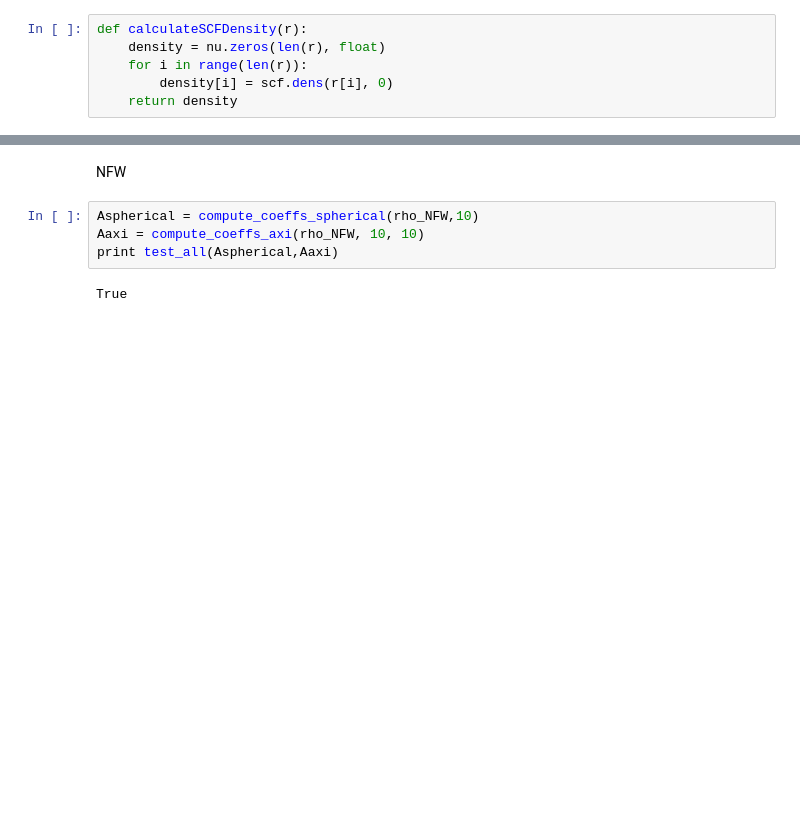
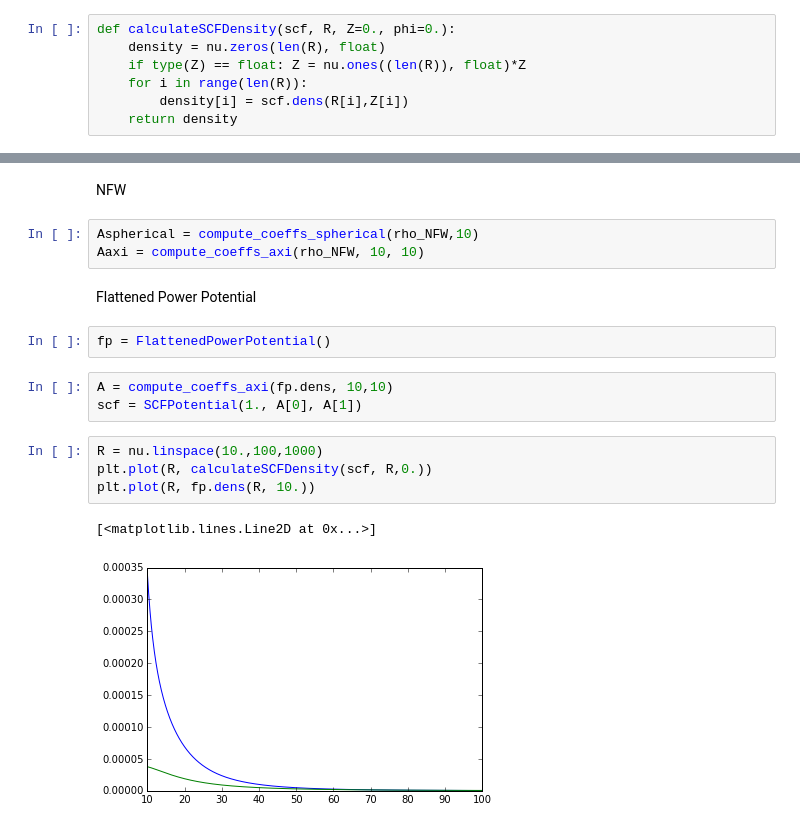
Before and after one commit to SeaifanAladdin/galpy-notebook, a Jupyter notebook: galpy/SCFPotential.ipynb, the cells around one changed output, grey strips where cells are left out. Saved outputs shown, nothing was run; the diff lists cells and outputs as text; blank space fills up the shorter version.

Commit message:
Added a Flattened Power Potential test.

```diff
--- a/galpy/SCFPotential.ipynb
+++ b/galpy/SCFPotential.ipynb
@@ -28,10 +29,11 @@ Creating the SCFPotential object
 # %%
 scf = SCFPotential(1., Acos, Asin, 2.)
 # %%
-def calculateSCFDensity(r):
-    density = nu.zeros(len(r), float)
-    for i in range(len(r)):
-        density[i] = scf.dens(r[i], 0)
+def calculateSCFDensity(scf, R, Z=0., phi=0.):
+    density = nu.zeros(len(R), float)
+    if type(Z) == float: Z = nu.ones((len(R)), float)*Z
+    for i in range(len(R)):
+        density[i] = scf.dens(R[i],Z[i])
     return density
 # %%
 R = nu.linspace(0.001, .1, 1000)
@@ -180,6 +182,17 @@ NFW
 # %%
 Aspherical = compute_coeffs_spherical(rho_NFW,10)
 Aaxi = compute_coeffs_axi(rho_NFW, 10, 10)
-print test_all(Aspherical,Aaxi)
-# %% [output]
-True
+# %% [markdown]
+Flattened Power Potential
+# %%
+fp = FlattenedPowerPotential()
+# %%
+A = compute_coeffs_axi(fp.dens, 10,10)
+scf = SCFPotential(1., A[0], A[1])
+# %%
+R = nu.linspace(10.,100,1000)
+plt.plot(R, calculateSCFDensity(scf, R,0.))
+plt.plot(R, fp.dens(R, 10.))
+# %% [output]
+[<matplotlib.lines.Line2D at 0x...>]
+[figure, added]
```
Also changed, not shown: parts of 11 cells of this notebook.
